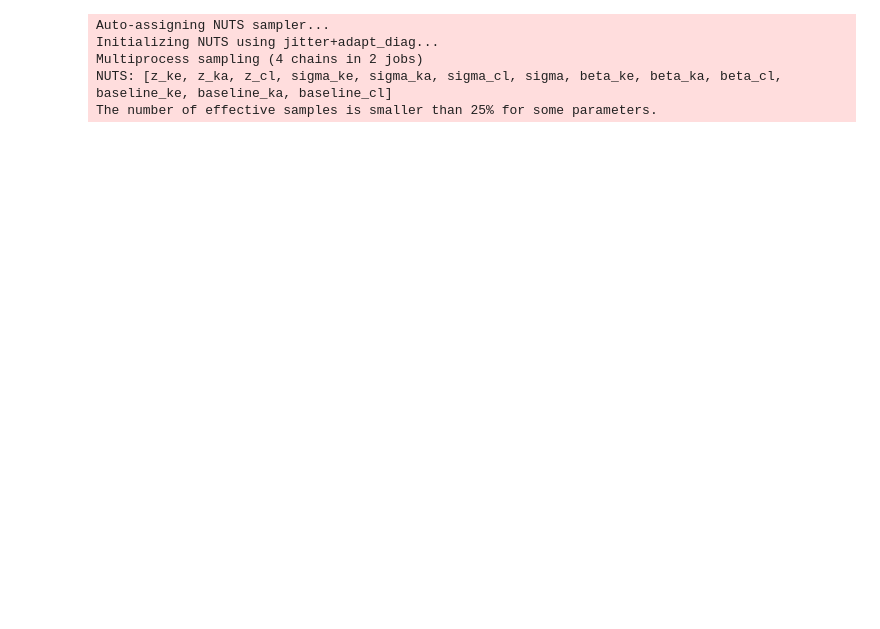
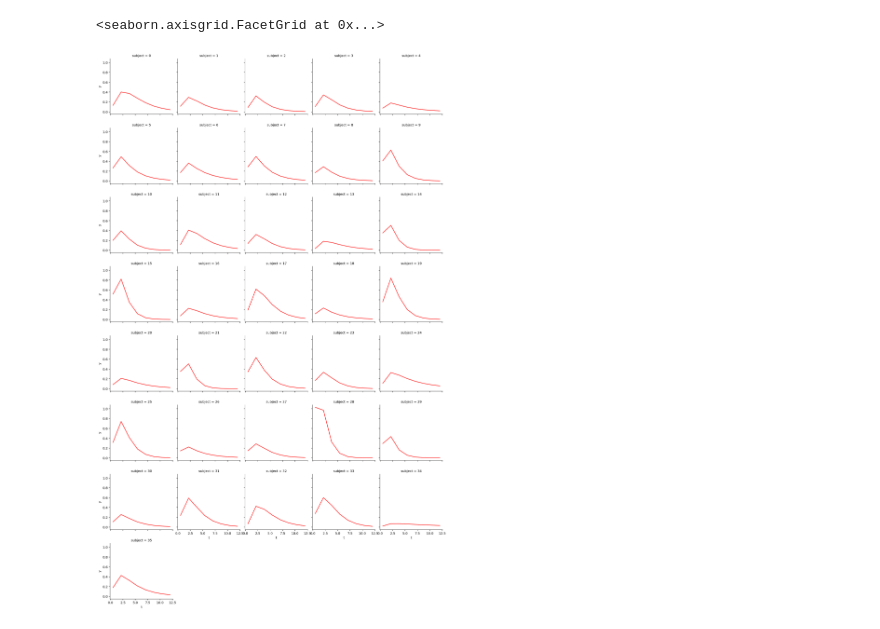
Before and after one commit to Dpananos/PKBayes, a Jupyter notebook: pymc3-pkmodel.ipynb, the cells around one changed output. Cells and saved outputs as stored; diff of their text form; code cells hidden in the pictures; blank space fills up the shorter version.

```diff
--- a/pymc3-pkmodel.ipynb
+++ b/pymc3-pkmodel.ipynb
@@ -33,41 +27,7 @@ n,p = X.shape
-# %%
-with pm.Model() as pkmodel:
-
-    baseline_cl = pm.Bound(pm.Normal, lower=0)('baseline_cl', mu = tt.log(20), sd=1)
-    baseline_ka = pm.Normal('baseline_ka', mu = 0, sd=1)
-    baseline_ke = pm.Bound(pm.Normal, upper=baseline_ka)('baseline_ke', mu = 0, sd=1)
-
-    beta_cl = pm.Normal('beta_cl', mu = 0, sd = 0.1, shape = p)
-    beta_ka = pm.Normal('beta_ka', mu = 0, sd = 0.1, shape = p)
-    beta_ke = pm.Normal('beta_ke', mu = 0, sd = 0.1, shape = p)
-
-    sigma = pm.HalfCauchy('sigma',1)
-    sigma_cl = pm.HalfCauchy('sigma_cl',1)
-    sigma_ka = pm.HalfCauchy('sigma_ka',1)
-    sigma_ke = pm.HalfCauchy('sigma_ke', 1)
-
-    z_cl = pm.Normal('z_cl', mu = 0, sd = 1, shape = n)
-    z_ka = pm.Normal('z_ka', mu = 0, sd = 1, shape = n)
-    z_ke = pm.Normal('z_ke', mu = 0, sd = 1, shape = n)
-
-    cl = pm.Deterministic('Cl', tt.exp(baseline_cl + tt.dot(X,beta_cl) + z_cl*sigma_cl))
-    ka = pm.Deterministic('ka', tt.exp(baseline_ka + tt.dot(X,beta_ka) + z_ka*sigma_ka))
-    ke = pm.Deterministic('ke', tt.exp(baseline_ke + tt.dot(X,beta_ke) + z_ke*sigma_ke))
-
-    CL = cl[idx]
-    KA = ka[idx]
-    KE = ke[idx]
-
-    c = (5/CL)*(KE*KA)/(KE-KA)*(tt.exp(-KA*t) - tt.exp(-KE*t))
-    concentration = pm.Deterministic('conc', c)
-
-    Y = pm.Lognormal('Yobs', mu = tt.log(concentration), sd = sigma, observed = yobs)
-
-    prior = pm.sample_prior_predictive(samples=1)
-    trace = pm.sample(2000, chains = 4)
-# %% [output]
-Auto-assigning NUTS sampler...
-Initializing NUTS using jitter+adapt_diag...
-Multiprocess sampling (4 chains in 2 jobs)
-NUTS: [z_ke, z_ka, z_cl, sigma_ke, sigma_ka, sigma_cl, sigma, beta_ke, beta_ka, beta_cl, baseline_ke, baseline_ka, baseline_cl]
-The number of effective samples is smaller than 25% for some parameters.
+# %%
+g = sns.FacetGrid(data = df, col='subject', col_wrap=5, sharey=True)
+
+g.map_dataframe(sns.lineplot,'t', 'y', color='red')
+# %% [output]
+<seaborn.axisgrid.FacetGrid at 0x...>
+[figure, added]
```
Also changed, not shown: parts of 8 cells of this notebook, 6 other files.
